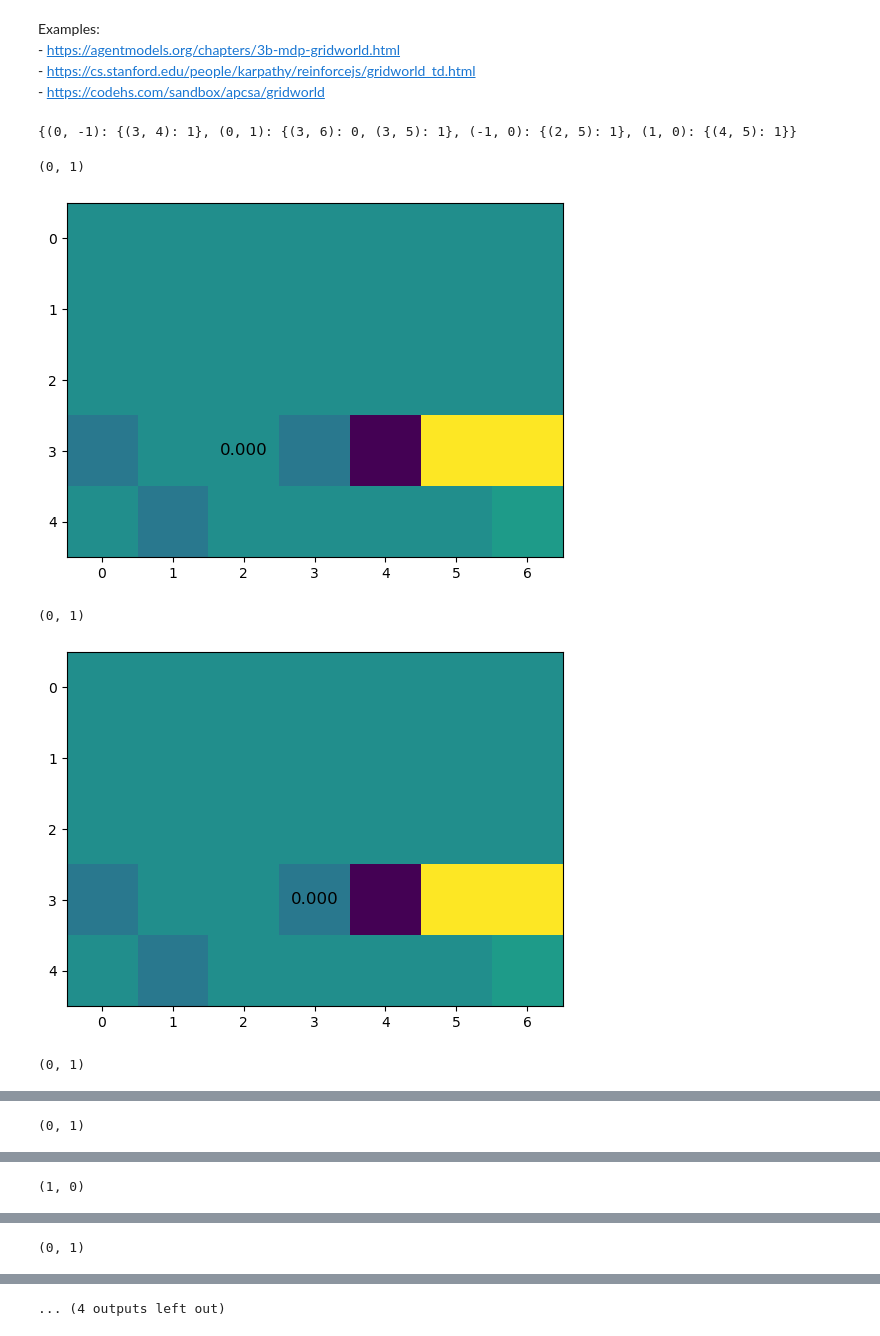
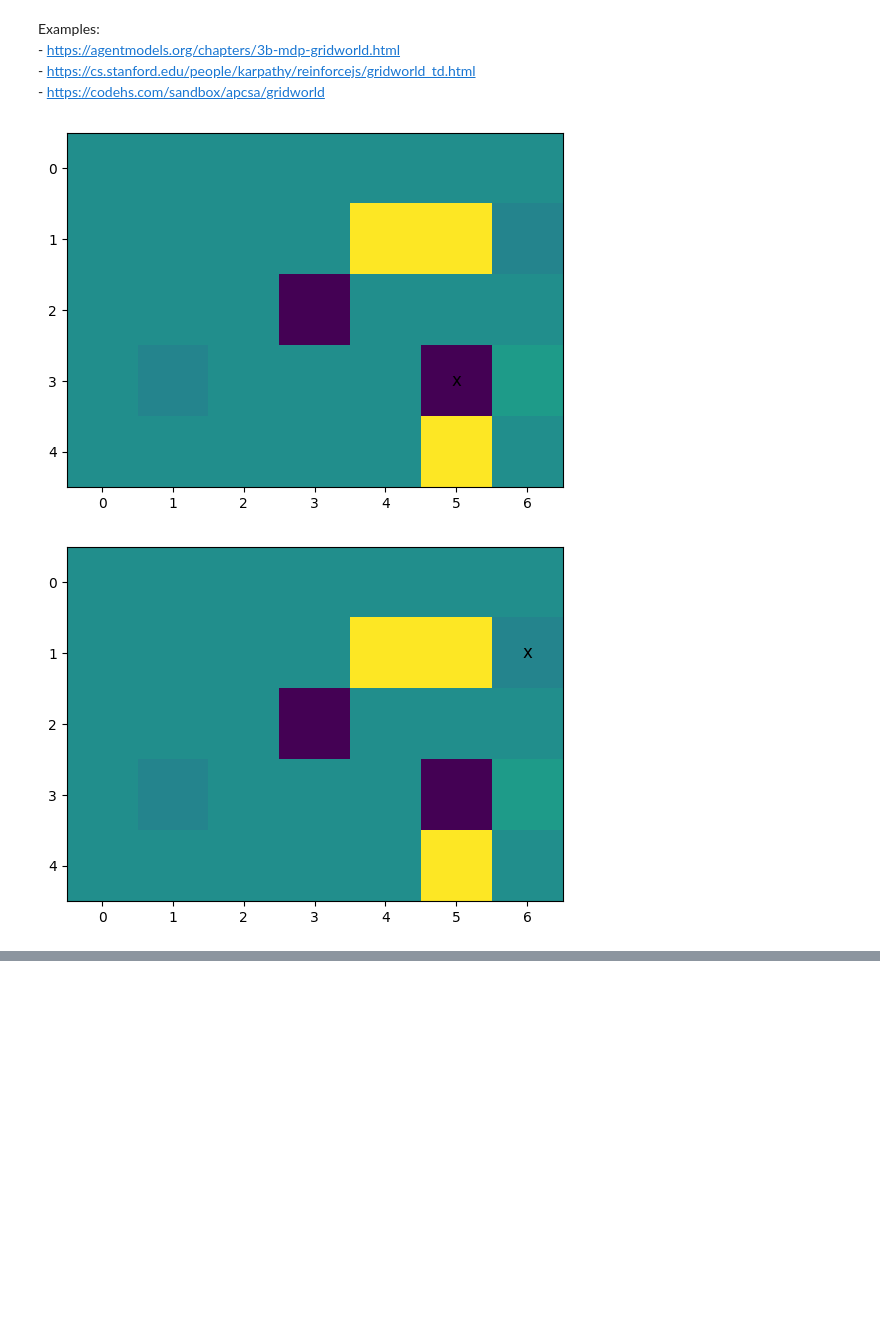
Before and after one commit to encomiastical/DRL_Homework, a Jupyter notebook: sheet01/DRL1.ipynb, the cells around one changed output, grey strips where cells are left out. Drawn from its saved outputs; the diff is of its cells as text; code cells hidden in the pictures; blank space fills up the shorter version.

Commit message:
Nicer World

```diff
--- a/sheet01/DRL1.ipynb
+++ b/sheet01/DRL1.ipynb
@@ -161,32 +162,50 @@ def naive_pi(world):
     distances[minim] = 0.8
     return random.choices(population = list(distances.keys()), weights = list(distances.values()))[0]
 # %%
-world = GridWorld((5,7), (4,6))
-world.addTrap((3,3))
-world.addTrap((4,1))
-world.addTrap((3,0))
-world.addSlider((3,4), (3,3))
+world = GridWorld((5,7), (3,6))
+world.addSlider((3,5), (3,4))
+world.addSlider((2,3), (1,3))
 #important: add Walls after sliders!
-world.addWall((3,6))
-world.addWall((3,5))
-print(world.dynamics[(3,5)])
+world.addWall((4,5))
+world.addWall((1,5))
+world.addTrap((1,6))
+world.addWall((1,4))
+#world.addWall((0,3))
+world.addTrap((3,1))
+#world.addWall((3,5))
+#print(world.dynamics[(3,5)])
+world.plot({world.getState(): "x"})
 # %% [output]
-{(0, -1): {(3, 4): 1}, (0, 1): {(3, 6): 0, (3, 5): 1}, (-1, 0): {(2, 5): 1}, (1, 0): {(4, 5): 1}}
+[figure, added]
 # %%
-#test walk, 0 = agent
+#test walk
 
 import time
+from matplotlib.animation import FuncAnimation
+from IPython.display import clear_output
 
+
+#plt.show()
+
+#def init():
 world.reset()
+#world.plot({world.getState(): "x"}, ax)
 while not world.gameOver():
+#def update(i):
+    #if world.gameOver():
+    #    return
     act = naive_pi(world)
     print(act)
     world.step(act)
-    world.plot({world.getState(): 0})
+    clear_output()
+    world.plot({world.getState(): "x"})
     time.sleep(.5)
+
+
+#ani = FuncAnimation(fig, update, interval=50000, blit=True)
+
+#ani.save('basic_animation.gif', fps=30)
+
+#plt.show()
 # %% [output]
-(0, 1)
-[figure, old version]
+[figure, new version]
-(0, 1)
-[figure, removed]
-(0, 1)
@@ -194 +211,0 @@ while not world.gameOver():
-(0, 1)
@@ -196 +211,0 @@ while not world.gameOver():
-(1, 0)
@@ -198 +211,0 @@ while not world.gameOver():
-(0, 1)
@@ -200,4 +212,3 @@ while not world.gameOver():
-... (4 outputs left out)
 # %%
 #sample and find MC approx. of V
 def MC(epochs):
```
Also changed, not shown: parts of 10 cells of this notebook, 1 other file.
